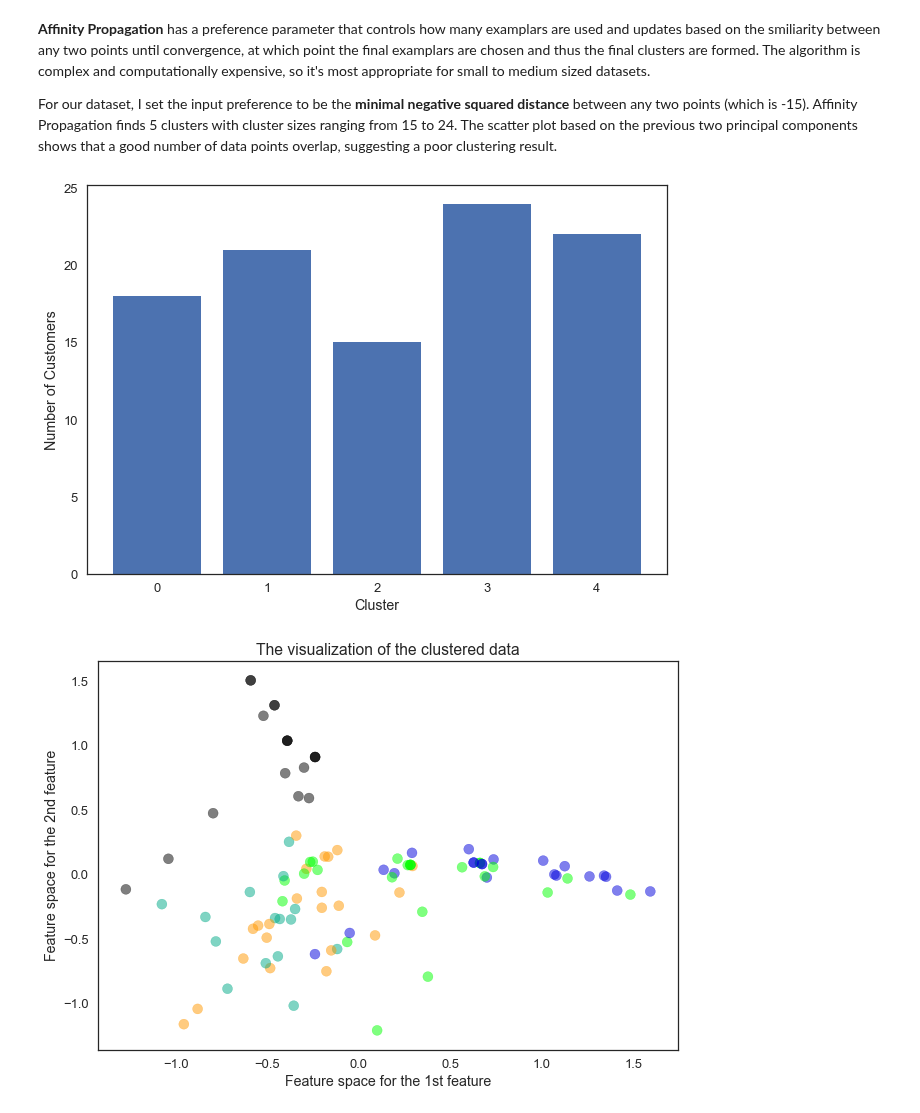
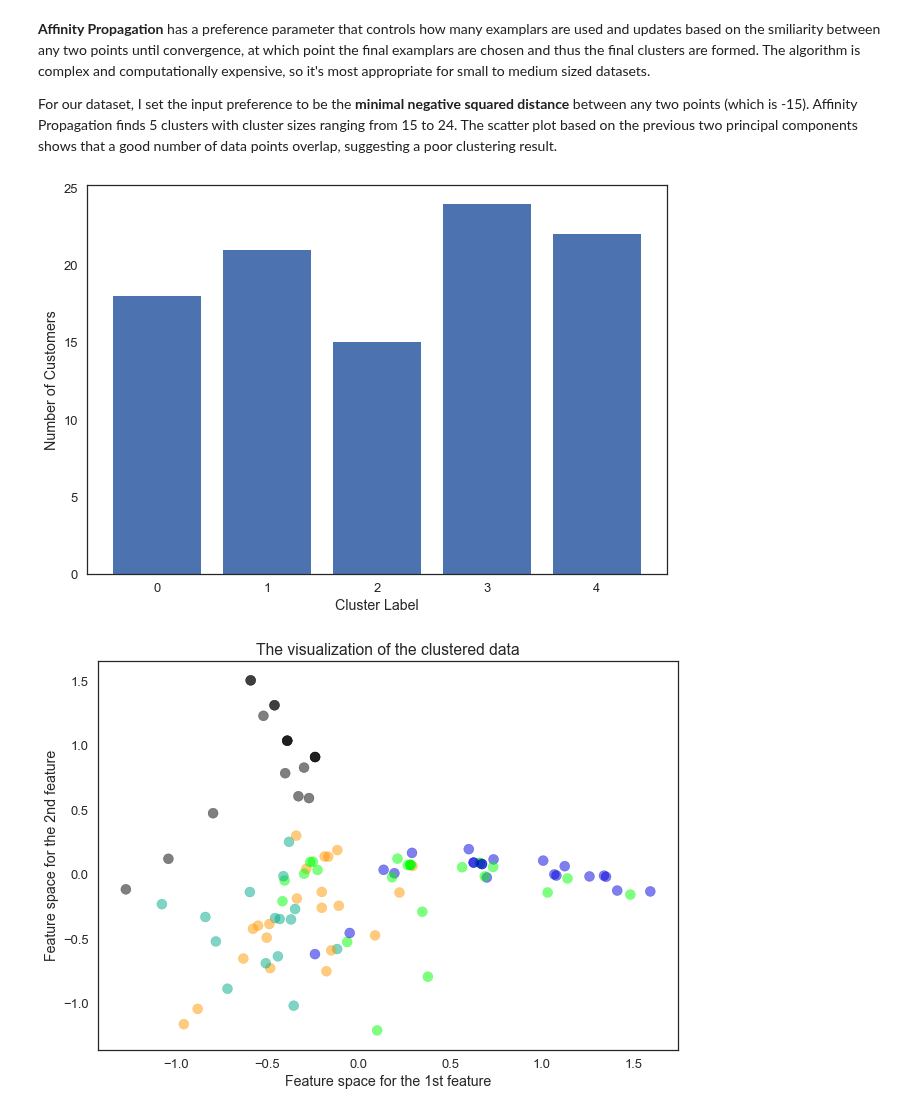
Before and after one commit to andrewjsiu/Springboard-Coursework, a Jupyter notebook: Machine_Learning_Exercises/clustering/Mini_Project_Clustering.ipynb, the cells around one changed output. Saved outputs shown, nothing was run; the diff lists cells and outputs as text; code cells hidden in the pictures.

```diff
--- a/Machine_Learning_Exercises/clustering/Mini_Project_Clustering.ipynb
+++ b/Machine_Learning_Exercises/clustering/Mini_Project_Clustering.ipynb
@@ -511,11 +511,11 @@ aff_labels = aff.fit_predict(x_cols)
 # %%
 plt.hist(aff_labels, bins=5,  align='left', range=(0,5), rwidth=0.8)
 plt.xticks(range(0,5))
-plt.xlabel('Cluster')
+plt.xlabel('Cluster Label')
 plt.ylabel('Number of Customers')
 plt.show()
 # %% [output]
-[figure, old version]
+[figure, new version]
 # %%
 # Create a scatter plot of the two principal components
 colors = cm.spectral(aff_labels.astype(float) / 5)
```
Also changed, not shown: parts of 2 cells of this notebook.
